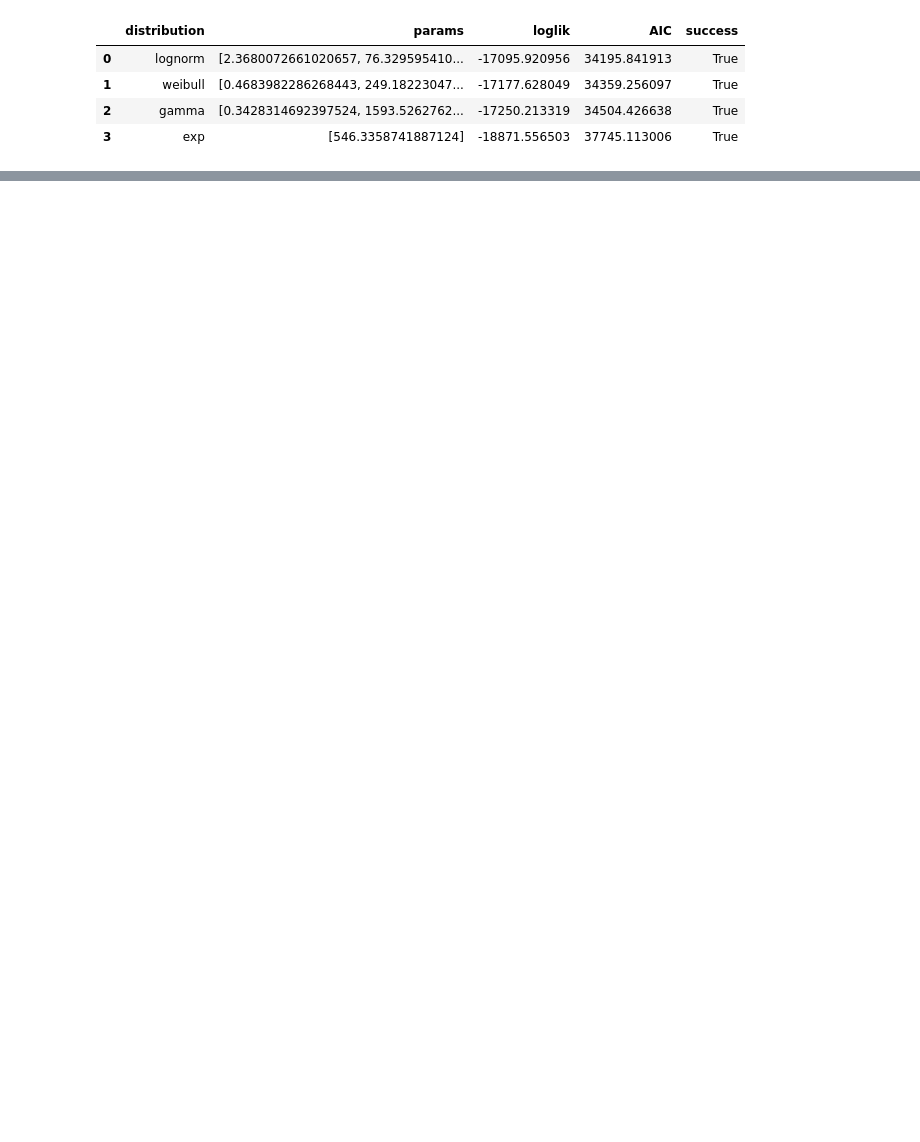
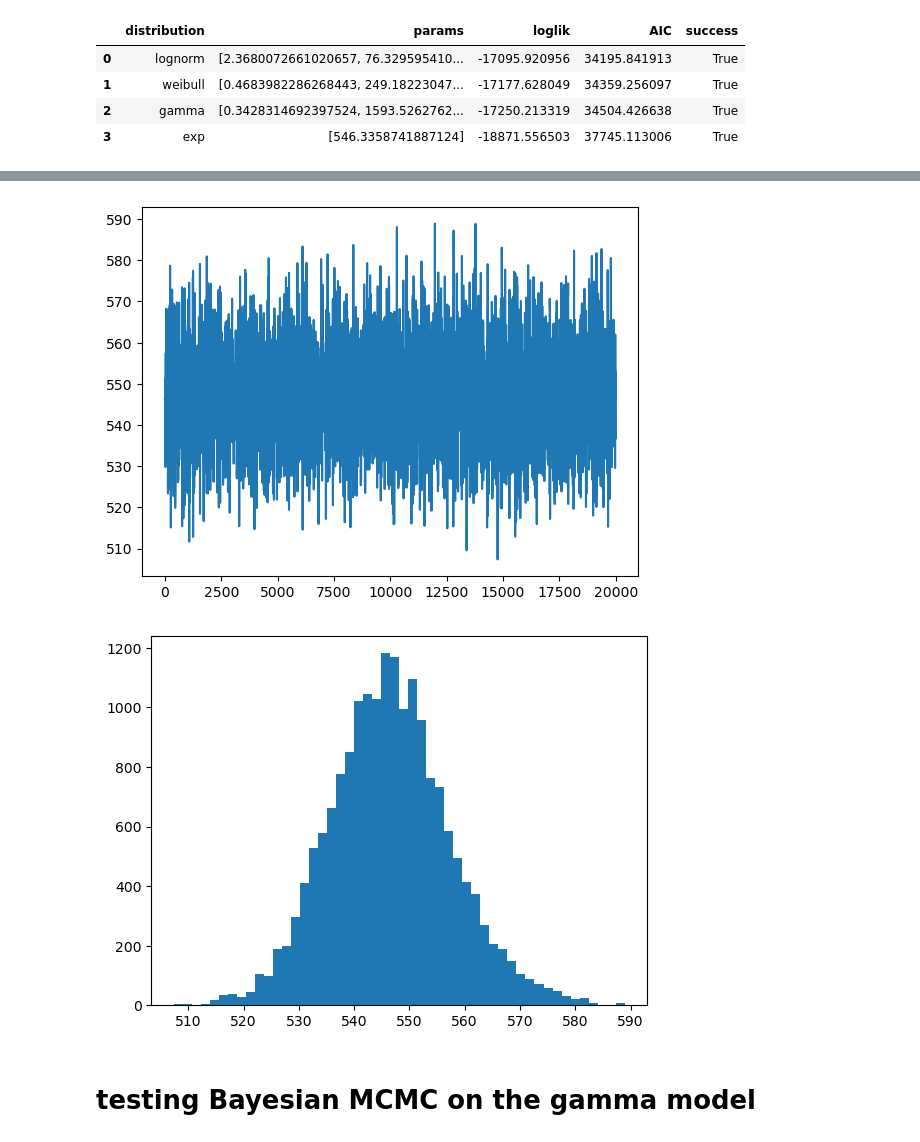
Before and after one commit to PantheraPaulus/hrHSA-public, a Jupyter notebook: Module_import&test.ipynb, the cells around one changed output, grey strips where cells are left out. Drawn from its saved outputs; the diff is of its cells as text; code cells hidden in the pictures; blank space fills up the shorter version.

```diff
--- a/Module_import&test.ipynb
+++ b/Module_import&test.ipynb
@@ -370,0 +486,3 @@ fit_step_distribution(step_subset)["model_table"]
+# %%
+res = fit_exp_distribution_bayes(step_subset)
+res
@@ -370,0 +503,13 @@ fit_step_distribution(step_subset)["model_table"]
+# %%
+import matplotlib.pyplot as plt
+
+plt.plot(res["samples"])
+plt.show()
+
+plt.hist(res["posterior_samples"], bins=50)
+plt.show()
+# %% [output]
+[figure, added]
+[figure, added]
+# %% [markdown]
+# testing Bayesian MCMC on the gamma model
```
Also changed, not shown: parts of 34 cells of this notebook.
